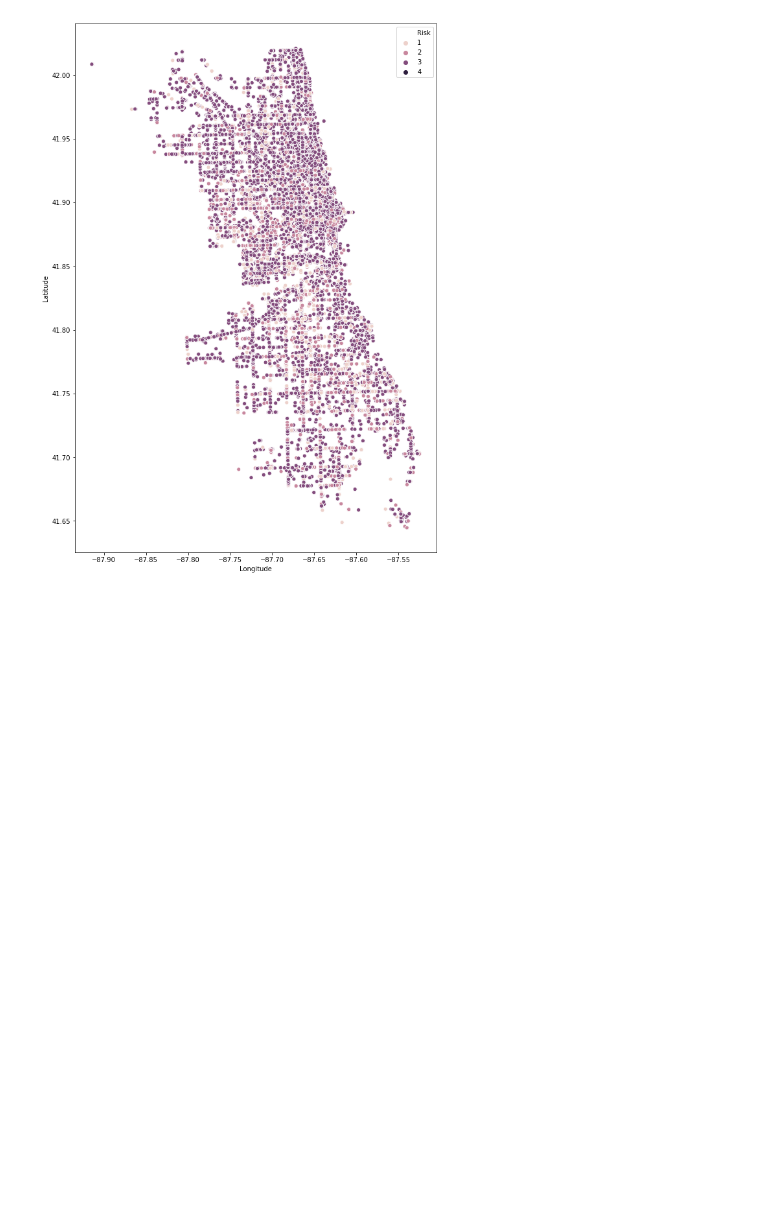
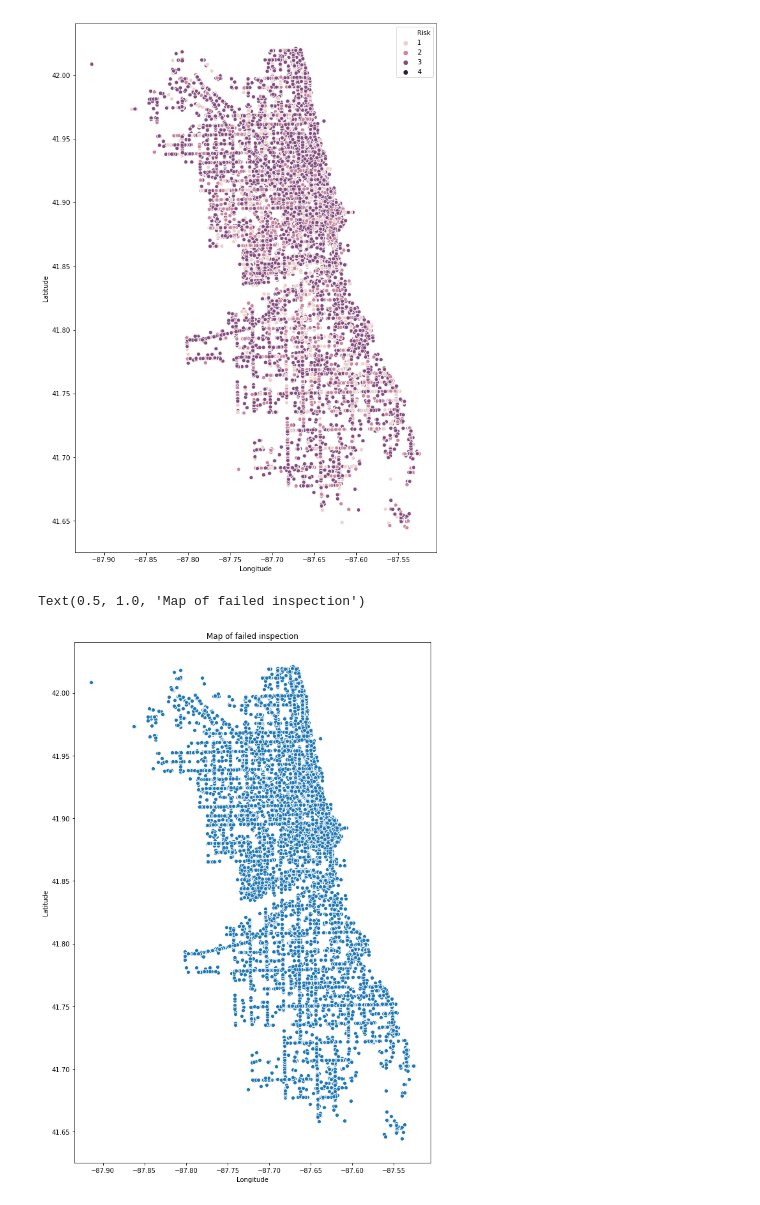
Before and after one commit to pierreschutz/ADA_Project, a Jupyter notebook: food_inspections.ipynb, the cells around one changed output. Cells and saved outputs as stored; diff of their text form; code cells hidden in the pictures; blank space fills up the shorter version.

```diff
--- a/food_inspections.ipynb
+++ b/food_inspections.ipynb
@@ -729,3 +751,5 @@ _We can see here that for this example, it is a problem of duplication for an in
+# %%
+inspection_data_eda['License #'] = inspection_data_eda['License #'].map(lambda x : int(x))
 # %% [markdown]
 #### 1.3.4 : Facility Type
 # %%
@@ -829,9 +853,9 @@ inspection_data_eda['Inspection Date'].head()
 Name: Inspection Date, dtype: object
 # %%
 # Create all date features
-inspection_data_eda['Year'] = inspection_data_eda['Inspection Date'].apply(lambda x : x.split('-')[0])
-inspection_data_eda['Month'] = inspection_data_eda['Inspection Date'].apply(lambda x : x.split('-')[1])
-inspection_data_eda['Day'] = inspection_data_eda['Inspection Date'].apply(lambda x : x.split('-')[2].split('T')[0])
+inspection_data_eda['Year'] = inspection_data_eda['Inspection Date'].apply(lambda x : int(x.split('-')[0]))
+inspection_data_eda['Month'] = inspection_data_eda['Inspection Date'].apply(lambda x : int(x.split('-')[1]))
+inspection_data_eda['Day'] = inspection_data_eda['Inspection Date'].apply(lambda x : int(x.split('-')[2].split('T')[0]))
 
 # Remove useless inspection date feature
 del inspection_data_eda['Inspection Date']
@@ -1086,3 +1110,12 @@ sns.scatterplot(x='Longitude',y='Latitude', hue='Risk' ,data=inspection_data_eda
 # %% [output]
 <matplotlib.axes._subplots.AxesSubplot at 0x...>
 [figure]
+# %%
+failed_inspections = inspection_data_eda[inspection_data_eda['Results'] == 'Fail']
+# %%
+plt.figure(figsize=(10, 15))
+sns.scatterplot(x='Longitude',y='Latitude', data = failed_inspections )
+plt.title('Map of failed inspection')
+# %% [output]
+Text(0.5, 1.0, 'Map of failed inspection')
+[figure, added]
```
Also changed, not shown: parts of 26 cells of this notebook.
